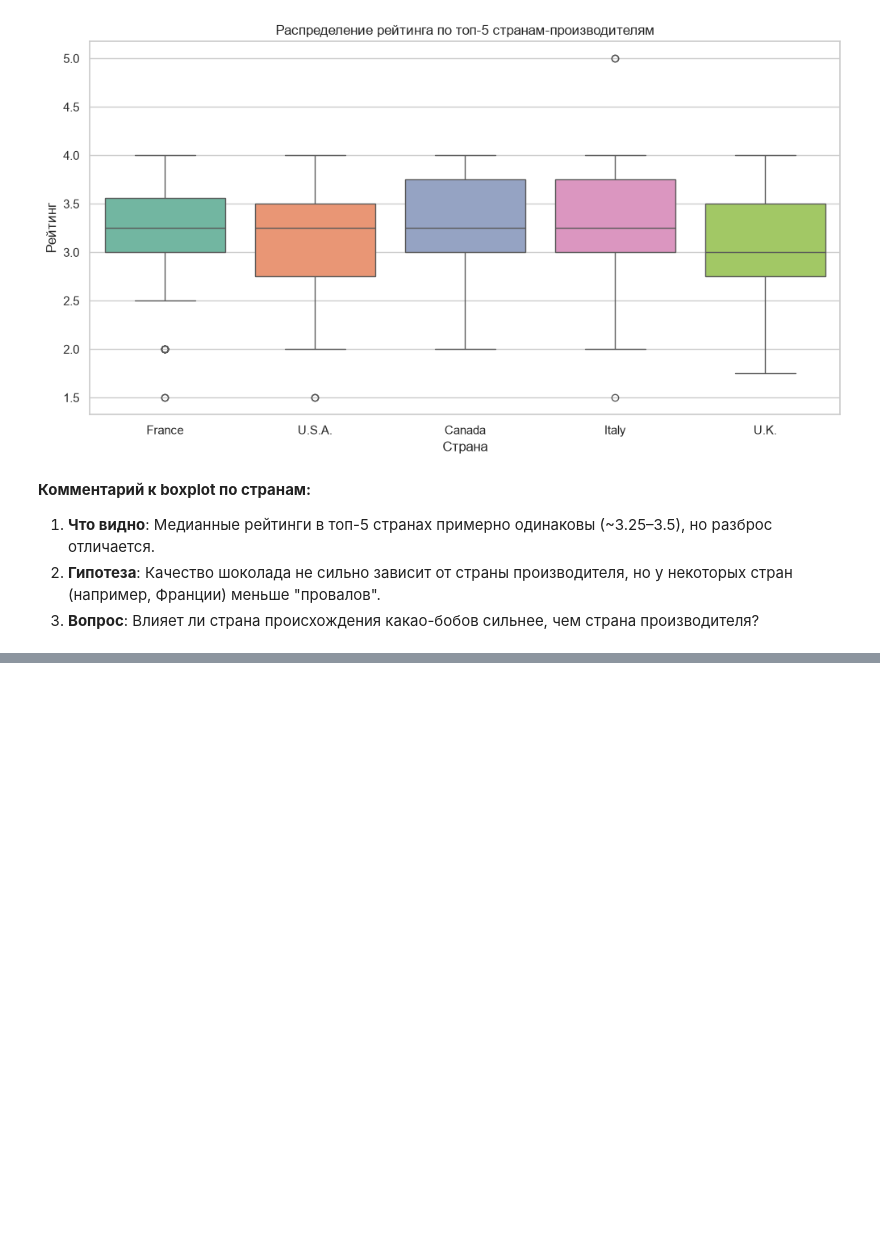
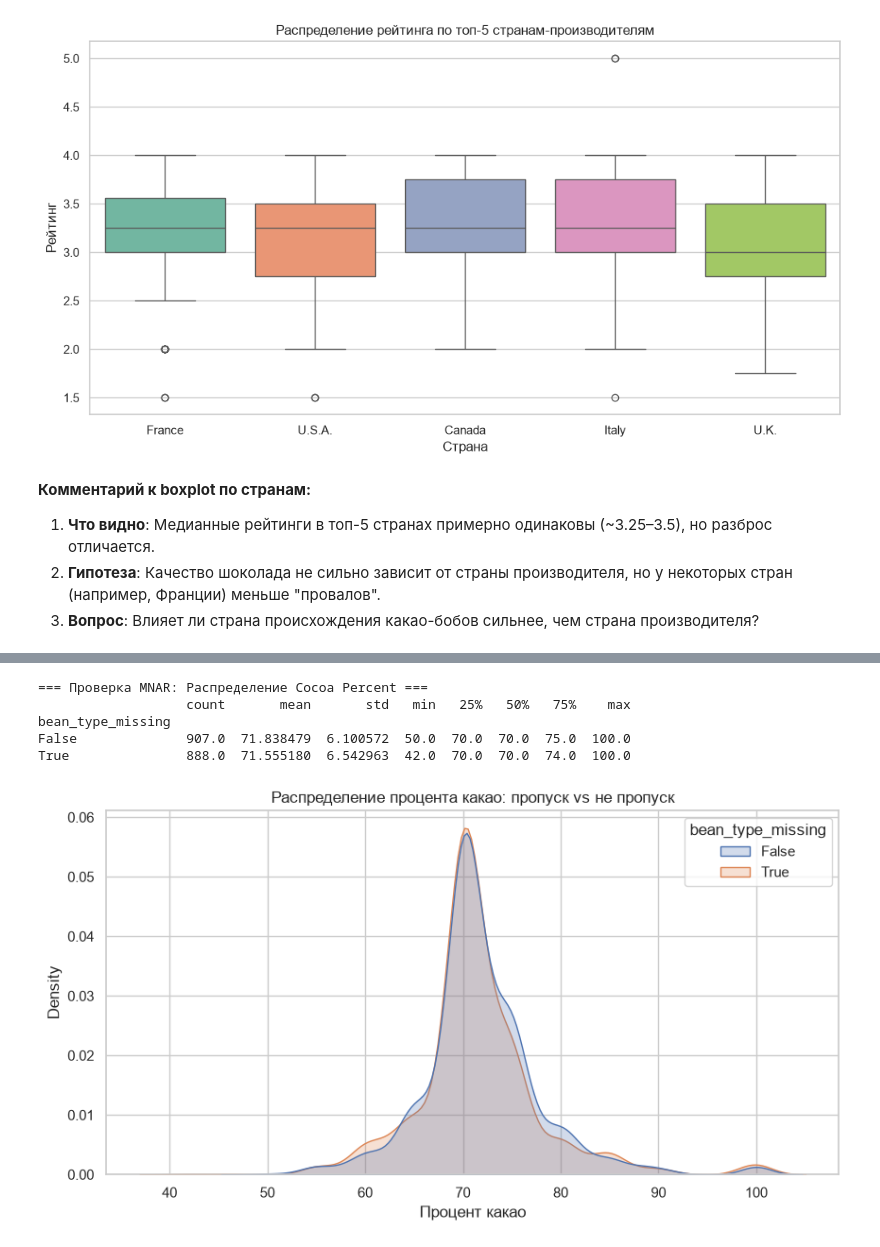
Before and after one commit to gudkovm/cacao_analysis, a Jupyter notebook: notebooks/01_data_understanding.ipynb, the cells around one changed output, grey strips where cells are left out. Drawn from its saved outputs; the diff is of its cells as text; code cells hidden in the pictures; blank space fills up the shorter version.

```diff
--- a/notebooks/01_data_understanding.ipynb
+++ b/notebooks/01_data_understanding.ipynb
@@ -370,0 +493,17 @@ Passing `palette` without assigning `hue` is deprecated and will be removed in v
+# %%
+
+print("\n=== Проверка MNAR: Распределение Cocoa Percent ===")
+print(df.groupby('bean_type_missing')['Cocoa Percent'].describe())
+
+plt.figure(figsize=(10, 5))
+sns.kdeplot(data=df, x='Cocoa Percent', hue='bean_type_missing', fill=True)
+plt.title('Распределение процента какао: пропуск vs не пропуск')
+plt.xlabel('Процент какао')
+plt.show()
+# %% [output]
+=== Проверка MNAR: Распределение Cocoa Percent ===
+                   count       mean       std   min   25%   50%   75%    max
+bean_type_missing
+False              907.0  71.838479  6.100572  50.0  70.0  70.0  75.0  100.0
+True               888.0  71.555180  6.542963  42.0  70.0  70.0  74.0  100.0
+[figure, added]
```
Also changed, not shown: parts of 21 cells of this notebook.
